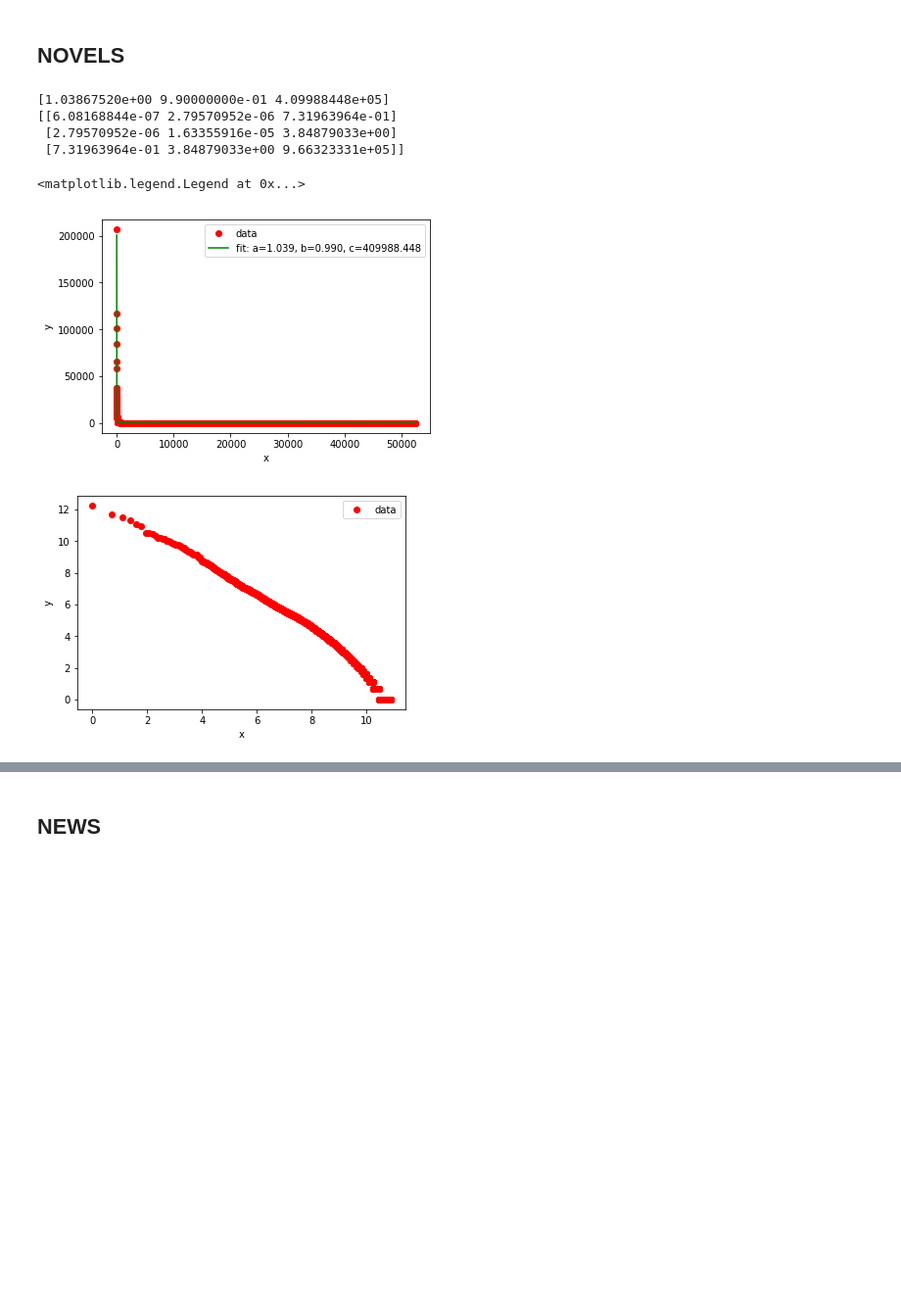
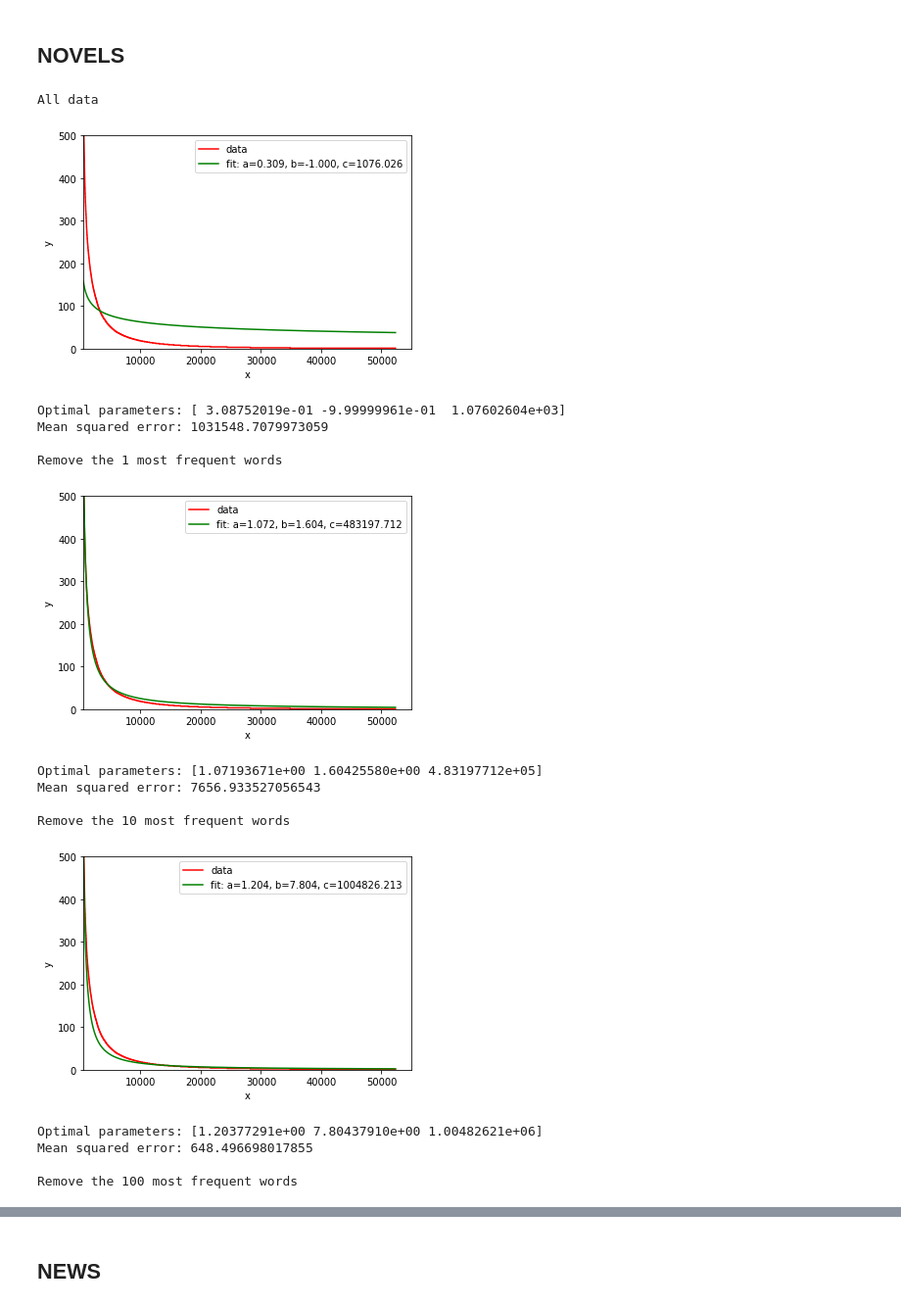
Before and after one commit to adrian729/CAIM18, a Jupyter notebook: session1ESZipfHeaps/Zipf.ipynb, the cells around one changed output, grey strips where cells are left out. Shown: that part at 98% size. Cells and saved outputs as stored; diff of their text form; code cells hidden in the pictures; blank space fills up the shorter version.

Commit message:
zipf

```diff
--- a/session1ESZipfHeaps/Zipf.ipynb
+++ b/session1ESZipfHeaps/Zipf.ipynb
@@ -43,2 +69,15 @@ def plot_data(xdata, ydata):
+# %%
+def explore_data(file):
+    print('All data')
+    x_data, y_data, logX_data, logY_data = prepare_data(file)
+    popt_data, pcov_data = fitting(x_data, y_data, func_zipf)
+    plot_data(x_data, y_data, popt_data)
+    print('Optimal parameters:', popt_data)
+    mse = fmse(x_data, y_data, popt_data, func_zipf)
+    print('Mean squared error:', mse)
+    print()
+    reduce_head_mse(x_data, y_data, func_zipf, its=5)
+    print('Log-log:')
+    plot_data(logX_data, logY_data)
 # %% [markdown]
 ## NOVELS
@@ -47,20 +84,19 @@ x_novels, y_novels, logX_novels, logY_novels = prepare_data("cwords_novels.txt")
-# %%
-popt_novels, pcov_novels = fitting(x_novels, y_novels, func_powerlaw)
-print(popt_novels)
-print(pcov_novels)
-# %% [output]
-[1.03867520e+00 9.90000000e-01 4.09988448e+05]
-[[6.08168844e-07 2.79570952e-06 7.31963964e-01]
- [2.79570952e-06 1.63355916e-05 3.84879033e+00]
- [7.31963964e-01 3.84879033e+00 9.66323331e+05]]
-# %%
-plot_data(x_novels, y_novels)
-plt.plot(x_novels, func_powerlaw(x_novels, *popt_novels), 'g-', label='fit: a=%5.3f, b=%5.3f, c=%5.3f' % tuple(popt_novels))
-plt.legend()
-# %% [output]
-<matplotlib.legend.Legend at 0x...>
-[figure, removed]
-# %%
-plot_data(logX_novels, logY_novels)
-# %% [output]
-[figure, removed]
+# %%
+explore_data("cwords_novels.txt")
+# %% [output]
+All data
+[figure, added]
+Optimal parameters: [ 3.08752019e-01 -9.99999961e-01  1.07602604e+03]
+Mean squared error: 1031548.7079973059
+
+Remove the 1 most frequent words
+[figure, added]
+Optimal parameters: [1.07193671e+00 1.60425580e+00 4.83197712e+05]
+Mean squared error: 7656.933527056543
+
+Remove the 10 most frequent words
+[figure, added]
+Optimal parameters: [1.20377291e+00 7.80437910e+00 1.00482621e+06]
+Mean squared error: 648.496698017855
+
+Remove the 100 most frequent words
```
Also changed, not shown: parts of 15 cells of this notebook, 5 other files.
